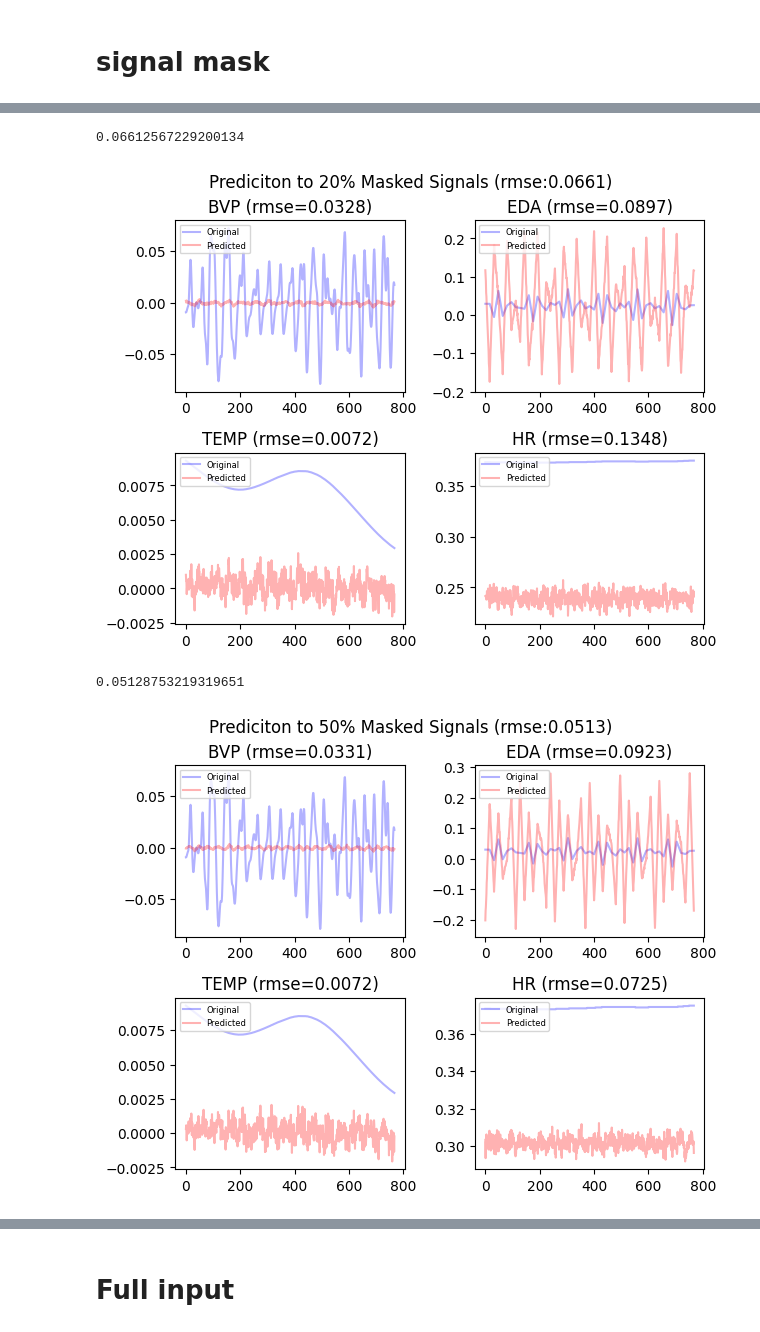
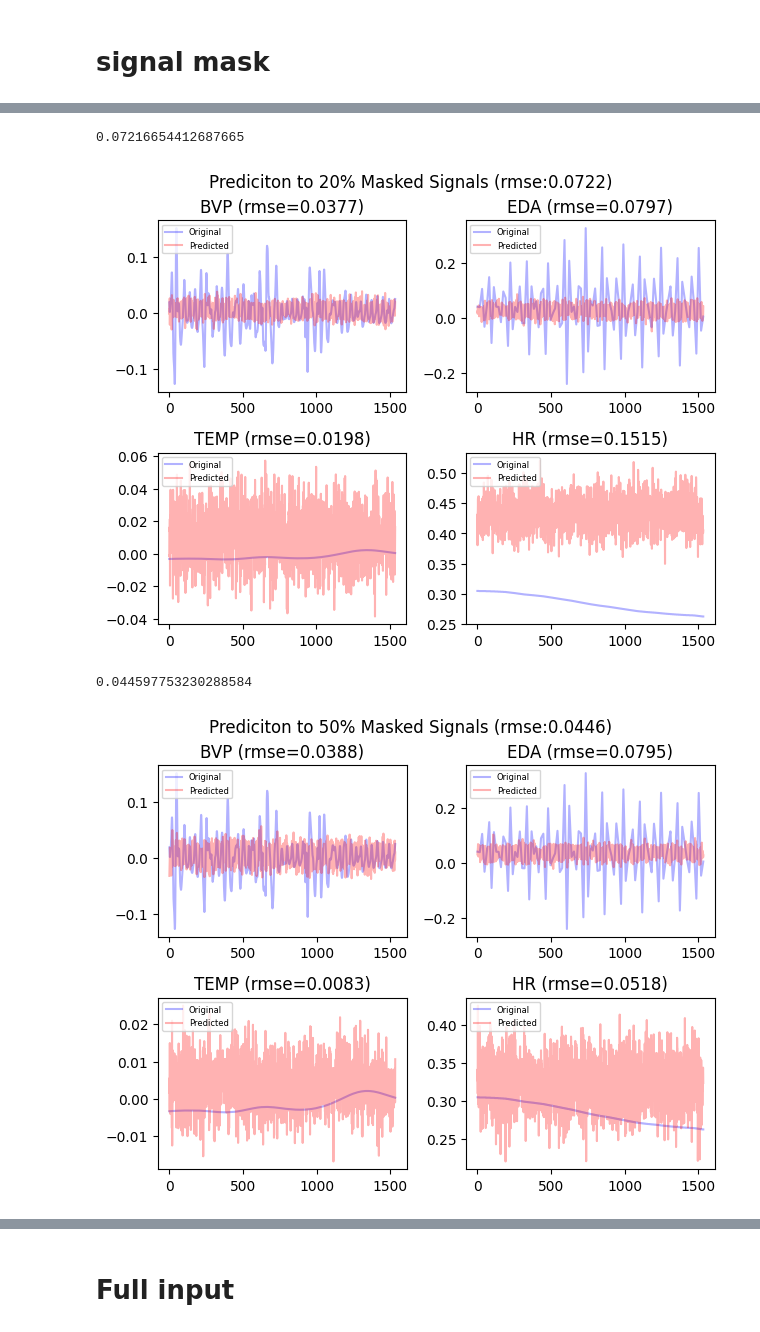
Before and after one commit to AlanConstantine/TPMER, a Jupyter notebook: evaluation_rep00323.ipynb, the cells around one changed output, grey strips where cells are left out. Cells and saved outputs as stored; diff of their text form; code cells hidden in the pictures.

```diff
--- a/evaluation_rep00323.ipynb
+++ b/evaluation_rep00323.ipynb
@@ -228,10 +206,10 @@ avg_res = []
 for pred_signal, signal_name in enumerate(signal_names):
     # channel_mask = [1, 1, 1, 1]
     # channel_mask[pred_signal] = 0
-    # channel_mask = np.array([[i]*768 for i in channel_mask]).reshape(1, -1, 768)
-    signal_mask = (torch.rand((1, 4, 768), device=args.device)
+    # channel_mask = np.array([[i]*1536 for i in channel_mask]).reshape(1, -1, 1536)
+    signal_mask = (torch.rand((1, 4, 1536), device=args.device)
                        <= 0.8).int()
-    masked_signal = (xtest[signal_index].reshape(1, -1, 768) * signal_mask)
+    masked_signal = (xtest[signal_index].reshape(1, -1, 1536) * signal_mask)
     torch_masked_signal = masked_signal.to(args.device).float()
     output = model_(torch_masked_signal)
     # mse_res = mse_(output, torch_masked_signal).item()
@@ -258,9 +232,9 @@ pred_signal = 0
 for i in range(2):
     for j in range(2):
         signal_name = signal_names[pred_signal]
-        signal_mask = (torch.rand((1, 4, 768), device=args.device)
+        signal_mask = (torch.rand((1, 4, 1536), device=args.device)
                        <= 0.8).int()
-        masked_signal = (xtest[signal_index].reshape(1, -1, 768) * signal_mask)
+        masked_signal = (xtest[signal_index].reshape(1, -1, 1536) * signal_mask)
         torch_masked_signal = masked_signal.to(args.device).float()
         output = model_(torch_masked_signal)
         # mse_res = mse_(output, torch_masked_signal).item()
@@ -282,43 +256,43 @@ for i in range(2):
 fig.suptitle('Prediciton to 20% Masked Signals (rmse:{:.4f})'.format(np.mean(avg_res)), y=1.02)
 print(np.mean(avg_res))
 # %% [output]
-0.06612567229200134
+0.07216654412687665
-[figure, old version]
+[figure, new version]
 # %%
 signal_names = ['BVP', 'EDA', 'TEMP', 'HR']
 signal_index = np.argmin(all_mse)
 avg_res = []
 fig, axs = plt.subplots(2, 2)
 pred_signal = 0
 for i in range(2):
     for j in range(2):
         signal_name = signal_names[pred_signal]
-        signal_mask = (torch.rand((1, 4, 768), device=args.device)
+        signal_mask = (torch.rand((1, 4, 1536), device=args.device)
                        <= 0.5).int()
-        masked_signal = (xtest[signal_index].reshape(1, -1, 768) * signal_mask)
+        masked_signal = (xtest[signal_index].reshape(1, -1, 1536) * signal_mask)
         torch_masked_signal = masked_signal.to(args.device).float()
         output = model_(torch_masked_signal)
         # mse_res = mse_(output, torch_masked_signal).item()
         # avg_res.append(np.sqrt(mse_res))
         sig2 = output.cpu().detach().numpy()[0][pred_signal].tolist()
         sig1 = xtest.cpu().detach().numpy()[signal_index][pred_signal].tolist()
         mse_res = mse_(sig1, sig2)
         avg_res.append(mse_res)
 
         axs[i, j].plot(range(len(sig1)), sig1, color='blue', alpha=0.3, label="Original")
         axs[i, j].plot(range(len(sig2)), sig2, '-', color='red', alpha=0.3, label="Predicted")
         title = '{0} (rmse={1:.4f})'.format(signal_name, mse_res)
 
         axs[i, j].set_title(title)
         axs[i, j].legend(loc="upper left", fontsize=6, )
         fig.tight_layout()
         pred_signal += 1
 
 fig.suptitle('Prediciton to 50% Masked Signals (rmse:{:.4f})'.format(np.mean(avg_res)), y=1.02)
 print(np.mean(avg_res))
 # %% [output]
-0.05128753219319651
+0.044597753230288584
-[figure, old version]
+[figure, new version]
 # %%
 signal_names = ['BVP', 'EDA', 'TEMP', 'HR']
 signal_index = np.argmin(all_mse)
```
Also changed, not shown: parts of 8 cells of this notebook.
